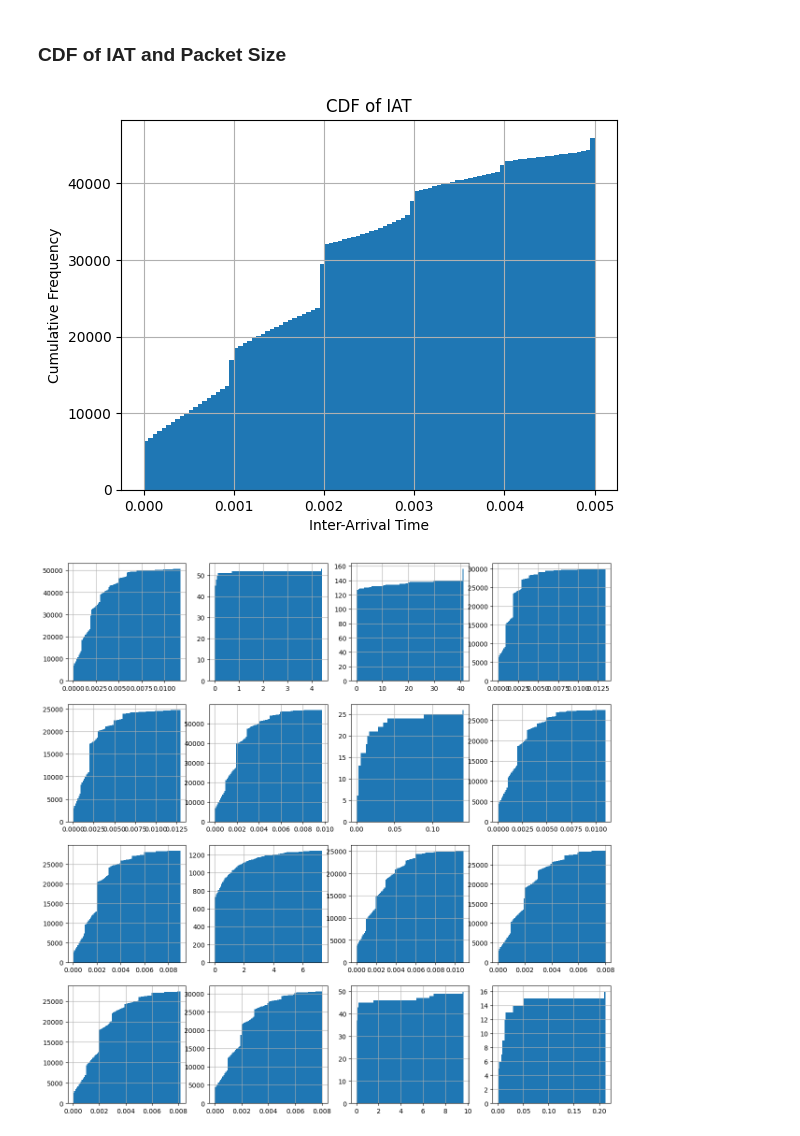
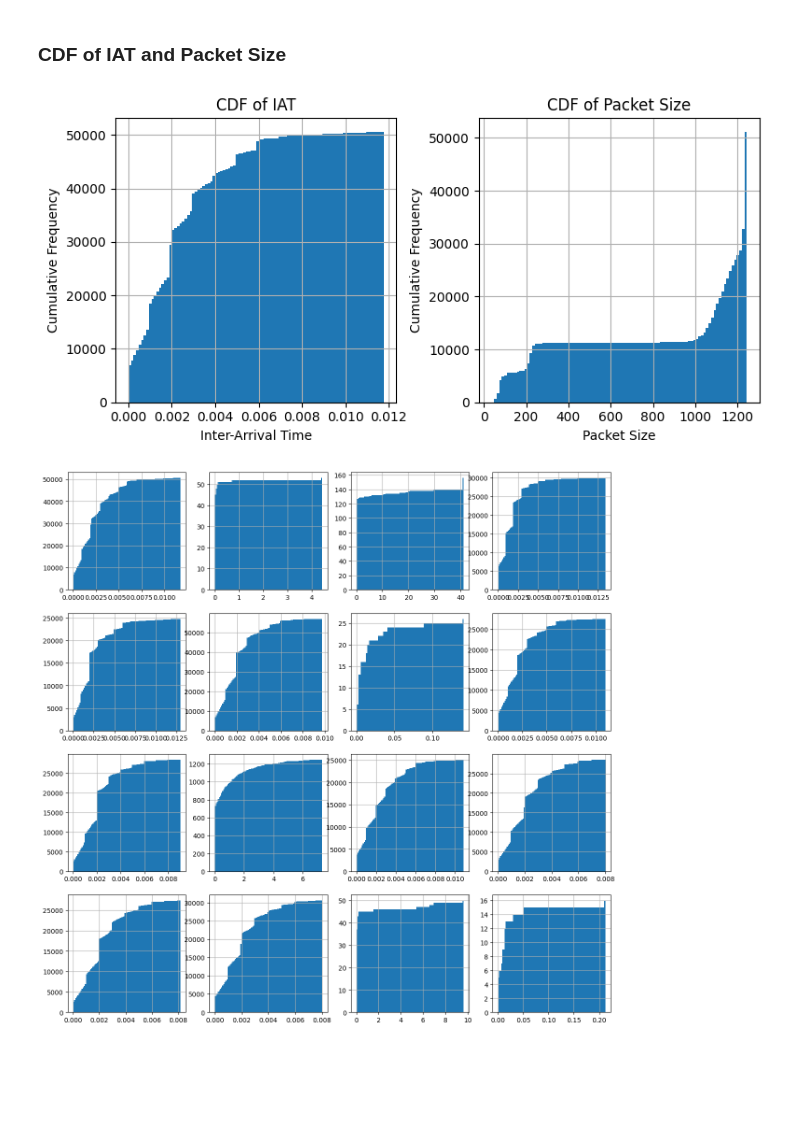
Before and after one commit to nathanielCherian/network-traffic-analysis, a Jupyter notebook: MirageProcess.ipynb, the cells around one changed output. Saved outputs shown, nothing was run; the diff lists cells and outputs as text; code cells hidden in the pictures; blank space fills up the shorter version.

Commit message:
flow extractions

```diff
--- a/MirageProcess.ipynb
+++ b/MirageProcess.ipynb
@@ -6,12 +6,13 @@ The data has been converted from the provided JSON to a csv with the headers
 1. Seperate the IP flows
 2. Use inter-arrival time to verify data integrity
 # %%
-pcap_df = pd.read_csv(r"data\discord_data\70.csv")
+import pandas as pd
+pcap_df = pd.read_csv(r"data\discord_data\4.csv")
 # %% [markdown]
 ### Seperating IP Flows
 # %%
 def seperate_flows(pcap_df):
-    return dict(tuple(df.groupby('five-tuple')))
+    return dict(tuple(pcap_df.groupby('five-tuple')))
 # %% [markdown]
 ### Verify Data Integrity
 # %%
@@ -58,14 +68,21 @@ test_flow = flows['192.168.20.104,32864,213.163.94.112,50004,17']
 # %%
 outlier_cap = test_flow['iat'].quantile(.99)
 filtered_iat = test_flow[test_flow['iat'] < outlier_cap]['iat']
+test_ps = test_flow['packet_size']
 # %%
-filtered_iat.hist(bins=100,  cumulative=1)
-plt.title('CDF of IAT')
-plt.xlabel('Inter-Arrival Time')
-plt.ylabel('Cumulative Frequency')
+fig, axs = plt.subplots(1,2, figsize=(8, 4))
+filtered_iat.hist(bins=100, ax=axs[0], cumulative=1)
+test_ps.hist(bins=100, ax=axs[1], cumulative=1)
+axs[0].set_title('CDF of IAT')
+axs[0].set_xlabel('Inter-Arrival Time')
+axs[0].set_ylabel('Cumulative Frequency')
+axs[1].set_title('CDF of Packet Size')
+axs[1].set_xlabel('Packet Size')
+axs[1].set_ylabel('Cumulative Frequency')
+plt.tight_layout()
 plt.show()
 # %% [output]
-[figure, old version]
+[figure, new version]
 # %%
 fig, axs = plt.subplots(4, 4, figsize=(15, 15))
 for i,flow_key in enumerate(list(flows.keys())[:16]):
```
Also changed, not shown: parts of 17 cells of this notebook, 1 other file.
